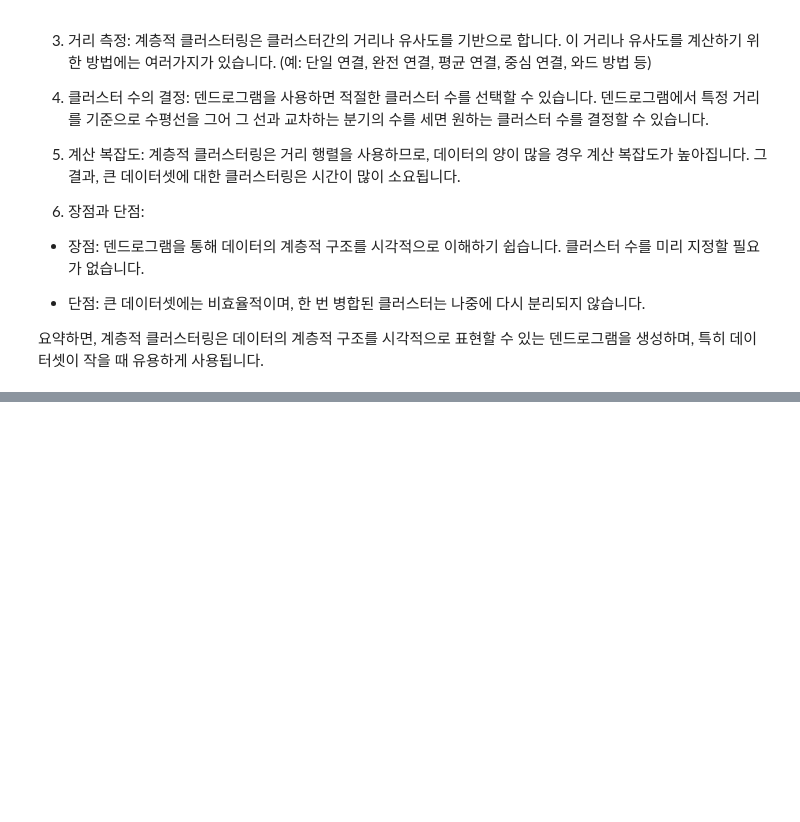
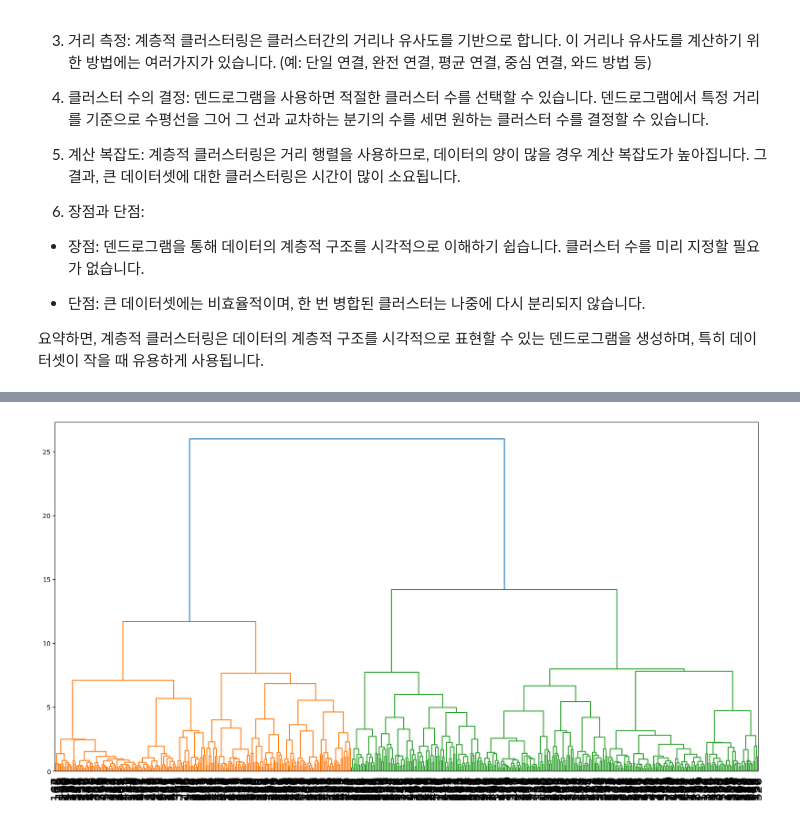
Before and after one commit to jx-dohwan/Study_ML_basics, a Jupyter notebook: Machine learning algorithm by type/Clustering/Hierarchical_Clustering.ipynb, the cells around one changed output, grey strips where cells are left out. Saved outputs shown, nothing was run; the diff lists cells and outputs as text; code cells hidden in the pictures; blank space fills up the shorter version.

```diff
--- a/Machine learning algorithm by type/Clustering/Hierarchical_Clustering.ipynb
+++ b/Machine learning algorithm by type/Clustering/Hierarchical_Clustering.ipynb
@@ -50,3 +50,28 @@ from sklearn.preprocessing import MinMaxScaler
 # %%
 # Data Loading (수술 時 사망 데이터)
 data=pd.read_csv("https://raw.githubusercontent.com/GonieAhn/Data-Science-online-course-from-gonie/main/Data%20Store/example_data.csv")
+# %%
+# Data Checking
+col = []
+missing = []
+level = []
+for name in data.columns:
+
+    # Missing
+    missper = data[name].isnull().sum() / data.shape[0]
+    missing.append(round(missper, 4))
+
+    # Leveling
+    lel = data[name].dropna()
+    level.append(len(list(set(lel))))
+
+    # Columns
+    col.append(name)
+
+summary = pd.concat([pd.DataFrame(col, columns=['name']),
+                     pd.DataFrame(missing, columns=['Missing Percentage']),
+                     pd.DataFrame(level, columns=['Level'])], axis=1)
+# %%
+drop_col = summary['name'][(summary['Level'] <= 1) | (summary['Missing Percentage'] >= 0.8)]
+data.drop(columns=drop_col, inplace=True)
+print(">>>> Data Shape : {}".format(data.shape))
@@ -52,0 +105,4 @@ data=pd.read_csv("https://raw.githubusercontent.com/GonieAhn/Data-Science-online
+# %%
+# X's & Y Split
+Y = data['censor']
+X = data.drop(columns=['censor'])
@@ -52,0 +133,5 @@ data=pd.read_csv("https://raw.githubusercontent.com/GonieAhn/Data-Science-online
+# %%
+# Scaling
+scaler = MinMaxScaler().fit(X)
+X_scal = scaler.transform(X)
+X_scal = pd.DataFrame(X_scal, columns=X.columns)
@@ -52,0 +162,13 @@ data=pd.read_csv("https://raw.githubusercontent.com/GonieAhn/Data-Science-online
+# %%
+# Set up HC
+
+meth = ['single', 'complete', 'average', 'weighted', 'centroid', 'median', 'ward']
+
+HC = linkage(X_scal,method=meth[-1])
+plt.figure(figsize=(20,10))
+dendrogram(HC,
+            leaf_rotation=90,
+            leaf_font_size=20)
+plt.show()
+# %% [output]
+[figure, added]
```
Also changed, not shown: parts of 8 cells of this notebook.
